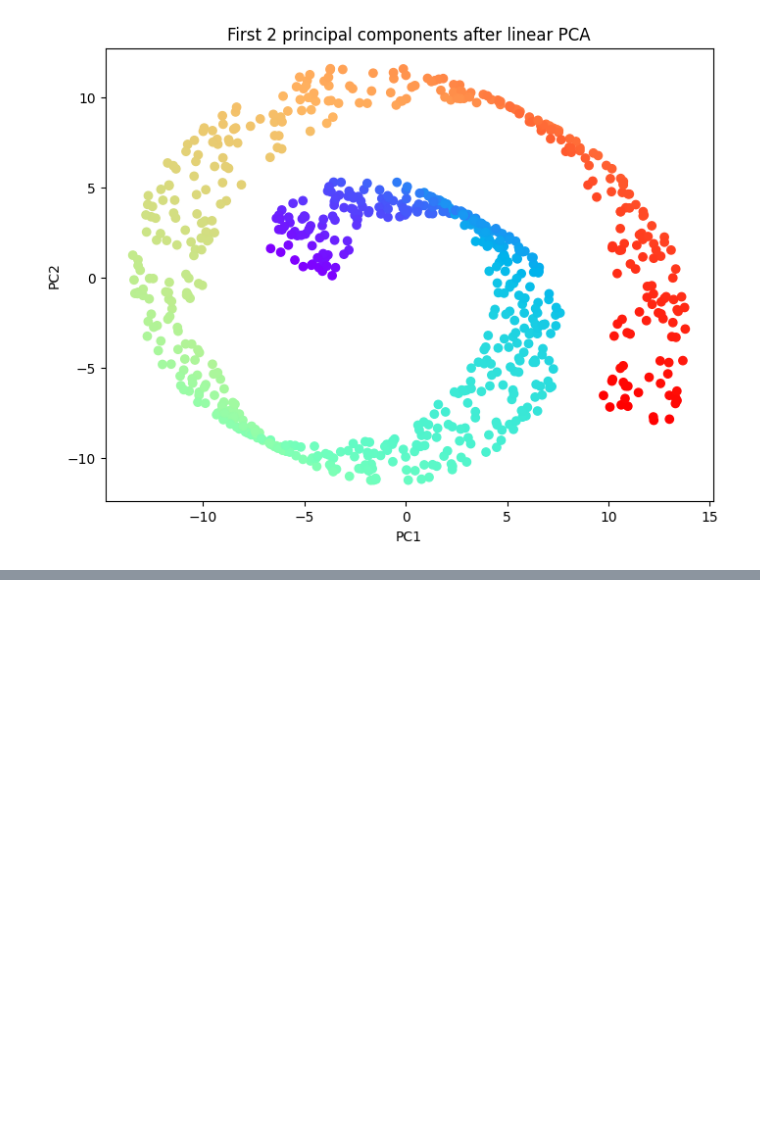
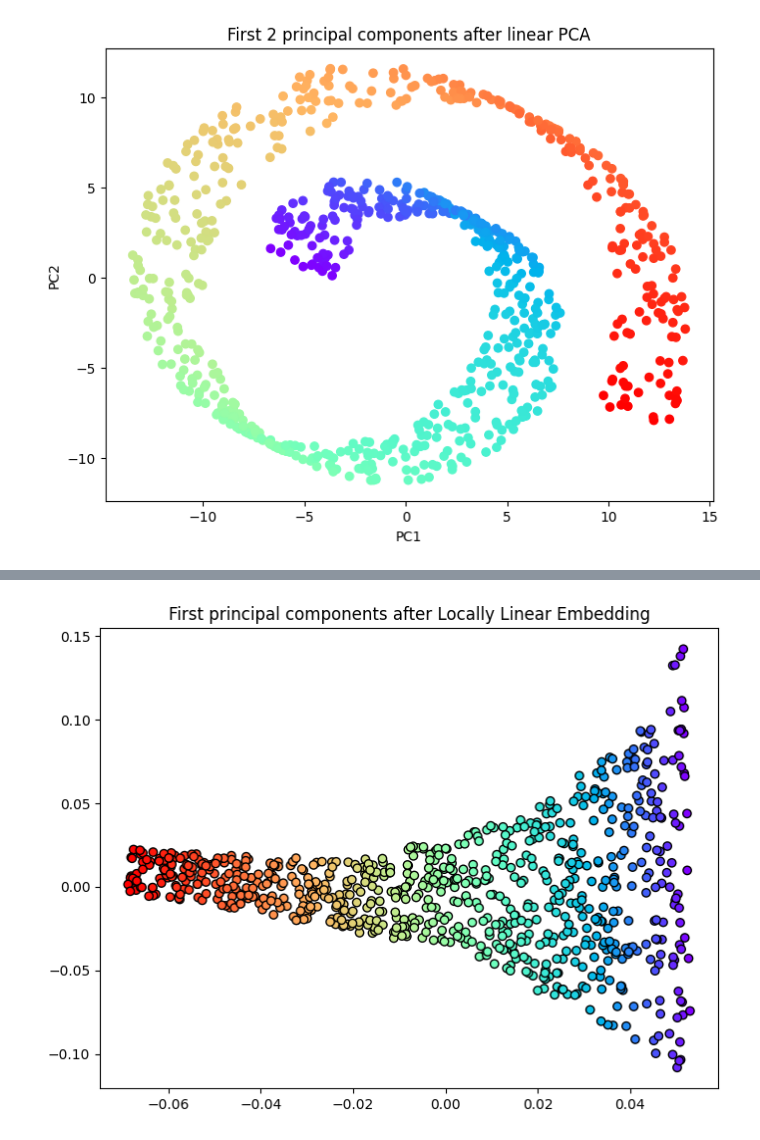
Before and after one commit to MaximillianJacob/PCA_Learning, a Jupyter notebook: py/2_KernelPCA/test3_Sebastian_Raschka.ipynb, the cells around one changed output, grey strips where cells are left out. Saved outputs shown, nothing was run; the diff lists cells and outputs as text; code cells hidden in the pictures; blank space fills up the shorter version.

```diff
--- a/py/2_KernelPCA/test3_Sebastian_Raschka.ipynb
+++ b/py/2_KernelPCA/test3_Sebastian_Raschka.ipynb
@@ -332,0 +370,10 @@ plt.show()
+# %%
+X_lle, err = locally_linear_embedding(X, n_neighbors=12, n_components=2)
+
+plt.figure(figsize=(8,6))
+plt.scatter(X_lle[:,0], X_lle[:,1], c=color, cmap=plt.cm.rainbow, edgecolor='k')
+
+plt.title('First principal components after Locally Linear Embedding')
+plt.show()
+# %% [output]
+[figure, added]
```
Also changed, not shown: parts of 5 cells of this notebook.
